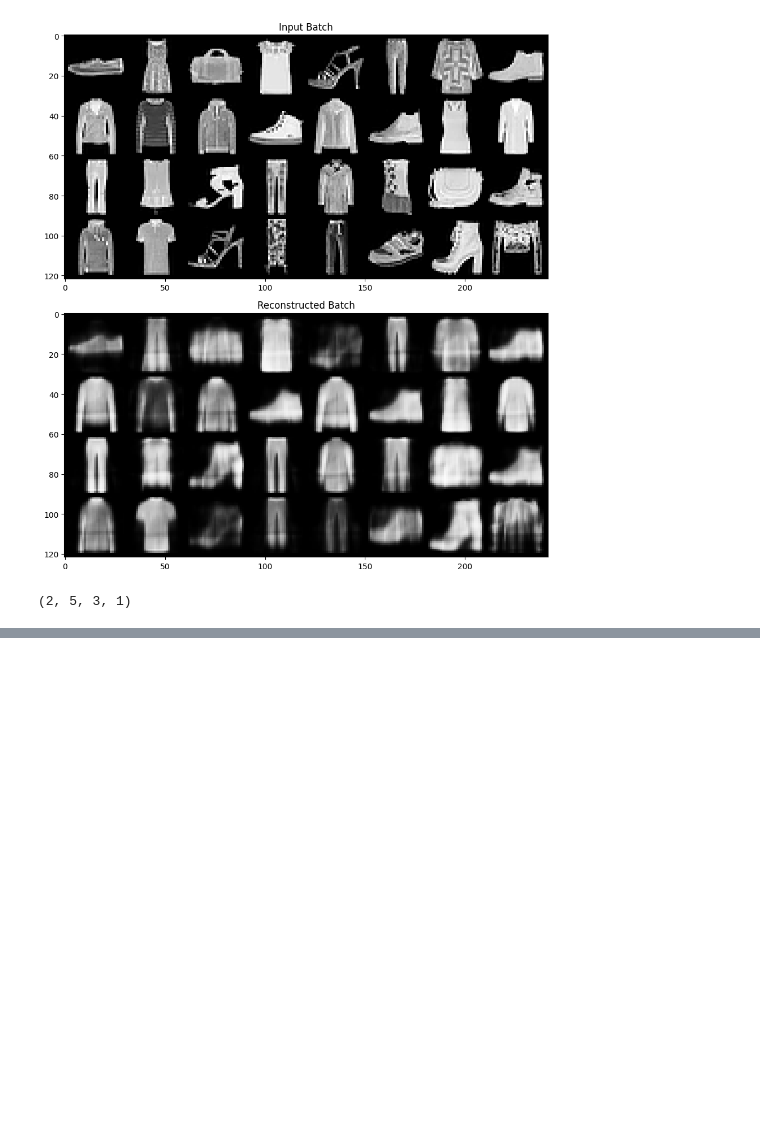
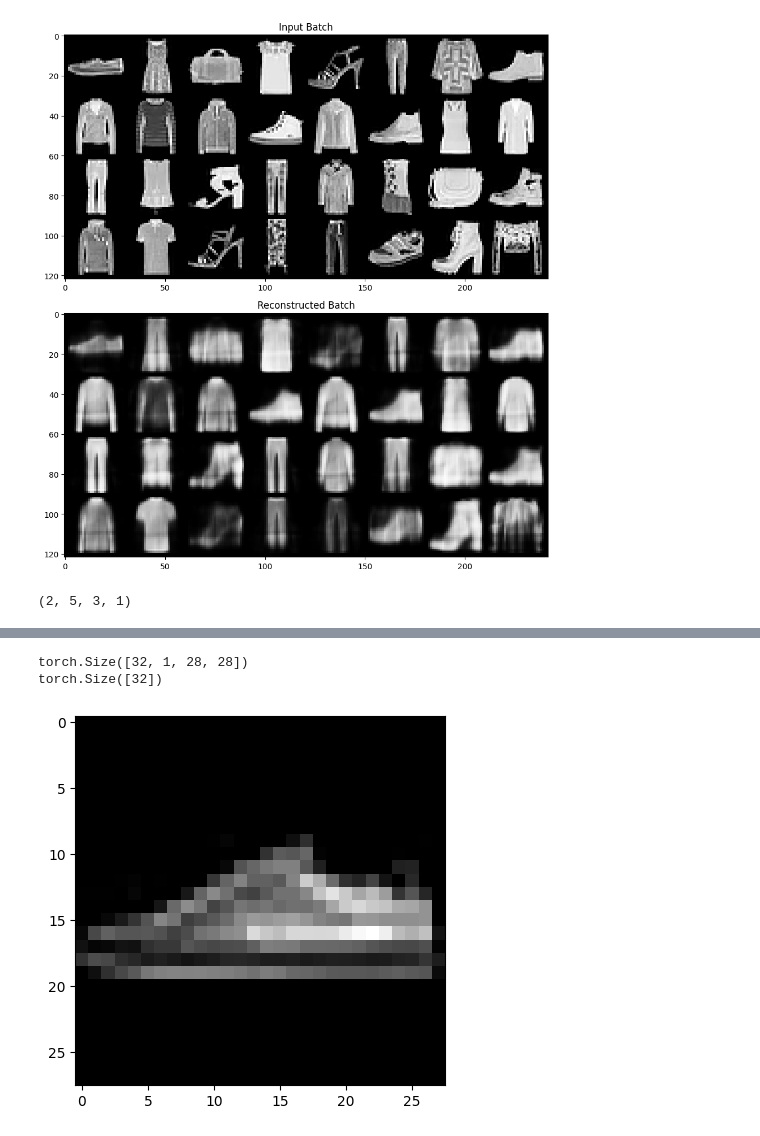
Before and after one commit to vagmin27/DeepLearning, a Jupyter notebook: AutoEncoders.ipynb, the cells around one changed output, grey strips where cells are left out. Drawn from its saved outputs; the diff is of its cells as text; code cells hidden in the pictures; blank space fills up the shorter version.

```diff
--- a/AutoEncoders.ipynb
+++ b/AutoEncoders.ipynb
@@ -434,0 +475,43 @@ np.transpose(x, (1, 3, 2, 0)).shape
+# %%
+# Transforms images to a PyTorch Tensor
+tensor_transform = transforms.Compose([
+    transforms.ToTensor(),
+    # transforms.Normalize((0.5,), (0.5,))
+])
+# Download the MNIST Dataset
+train_set = datasets.FashionMNIST(root = "./data",
+                         train = True,
+                         download = True,
+                         transform = tensor_transform)
+
+# DataLoader is used to load the dataset
+# for training
+train_loader = torch.utils.data.DataLoader(dataset = train_set,
+                                     batch_size = 32,
+                                     shuffle = True)
+
+# for testing
+test_set = datasets.FashionMNIST(root = "./data",
+                         train = False,
+                         download = True,
+                         transform = tensor_transform)
+
+test_loader = torch.utils.data.DataLoader(dataset = test_set,
+                                     batch_size = 32,
+                                     shuffle = True)
+# %%
+for image, labels in train_loader:
+
+  print(image.shape)
+  print(labels.shape)
+
+  index = random.randint(0, 31)
+  img = image[index]
+  img = img.reshape(28, 28)
+  plt.imshow(img, cmap = 'gray')
+  plt.grid(False)
+  break
+# %% [output]
+torch.Size([32, 1, 28, 28])
+torch.Size([32])
+[figure, added]
```
Also changed, not shown: parts of 33 cells of this notebook.
